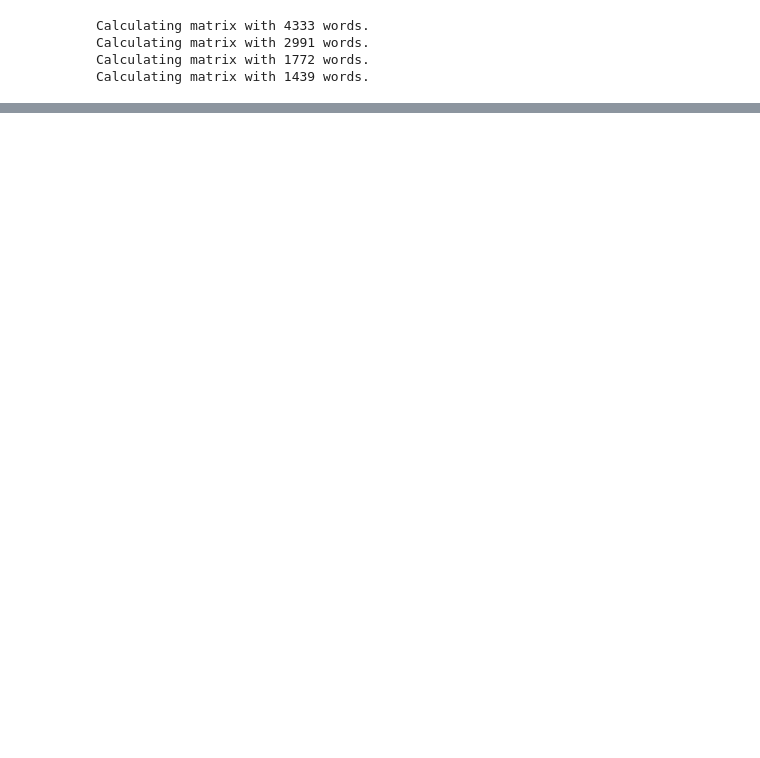
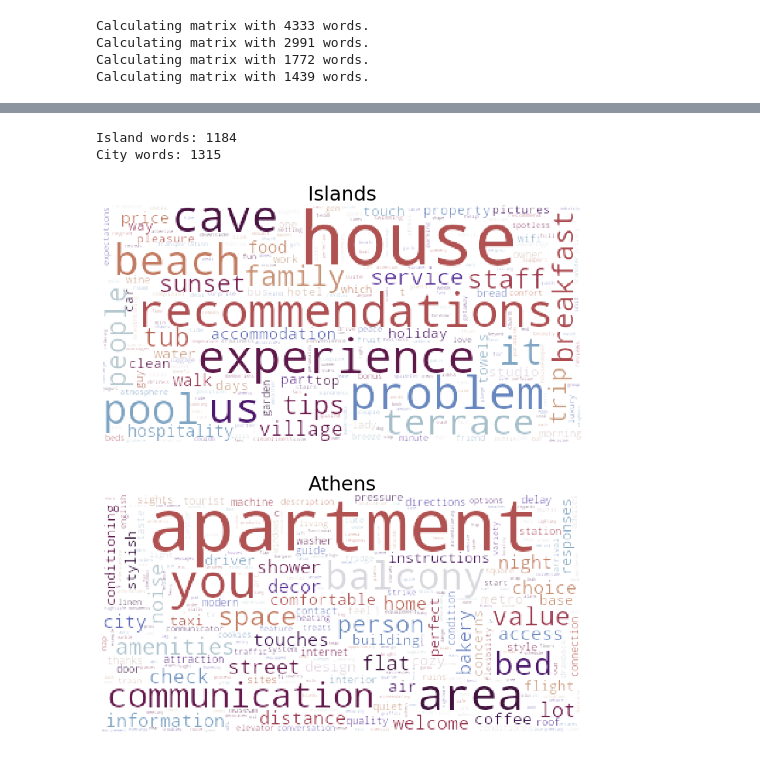
Before and after one commit to stavros11/Text-Classification, a Jupyter notebook: city_vs_islands.ipynb, the cells around one changed output, grey strips where cells are left out. Cells and saved outputs as stored; diff of their text form; code cells hidden in the pictures; blank space fills up the shorter version.

Commit message:
Wordcloud instead of bar plot

```diff
--- a/city_vs_islands.ipynb
+++ b/city_vs_islands.ipynb
@@ -138,0 +73,56 @@ fig.show()
+# %%
+merged_aspects = {k: merge_aspects(a, word_maps[k]) for k, a in aspects.items()}
+
+city_aspects = merged_aspects["Athens"]
+island_aspects = merged_aspects["Santorini"] + merged_aspects["Mykonos"] + merged_aspects["Rhodes"]
+
+n = len(reviews["Athens"])
+city_aspects_normalized = Counter({k: v / n for k, v in city_aspects.items()})
+n = len(reviews["Santorini"]) + len(reviews["Mykonos"]) + len(reviews["Rhodes"])
+island_aspects_normalized = Counter({k: v / n for k, v in island_aspects.items()})
+
+all_aspects = city_aspects_normalized + island_aspects_normalized
+# %%
+cut_off = 0.05 # Exclude words that appear in >5% of reviews in city and islands
+
+city_words, island_words = Counter(), Counter()
+for word, _ in all_aspects.most_common():
+    if island_aspects_normalized[word] > cut_off and city_aspects_normalized[word] > cut_off:
+        continue
+    if island_aspects_normalized[word] > city_aspects_normalized[word]:
+        island_words[word] = island_aspects[word]
+    else:
+        city_words[word] = city_aspects[word]
+
+print("Island words:", len(island_words))
+print("City words:", len(city_words))
+
+island_wc = wordcloud.WordCloud(background_color="rgba(255, 255, 255, 0)", mode="RGBA",
+                                 colormap="twilight",
+                                 max_words=len(island_words),
+                                 max_font_size=60,
+                                 #mask=usa_earth,
+                                 random_state=42).generate_from_frequencies(island_words)
+city_wc = wordcloud.WordCloud(background_color="rgba(255, 255, 255, 0)", mode="RGBA",
+                                 colormap="twilight",
+                                 max_words=len(city_words),
+                                 max_font_size=60,
+                                 #mask=usa_earth,
+                                 random_state=42).generate_from_frequencies(city_words)
+
+plt.figure(figsize=(20, 15))
+plt.subplot(211)
+plt.title("Islands", fontsize=30)
+plt.imshow(island_wc)
+plt.axis("off")
+
+plt.subplot(212)
+plt.title("Athens", fontsize=30)
+plt.imshow(city_wc)
+plt.axis("off")
+
+plt.show()
+# %% [output]
+Island words: 1184
+City words: 1315
+[figure, added]
```
Also changed, not shown: parts of 9 cells of this notebook.
